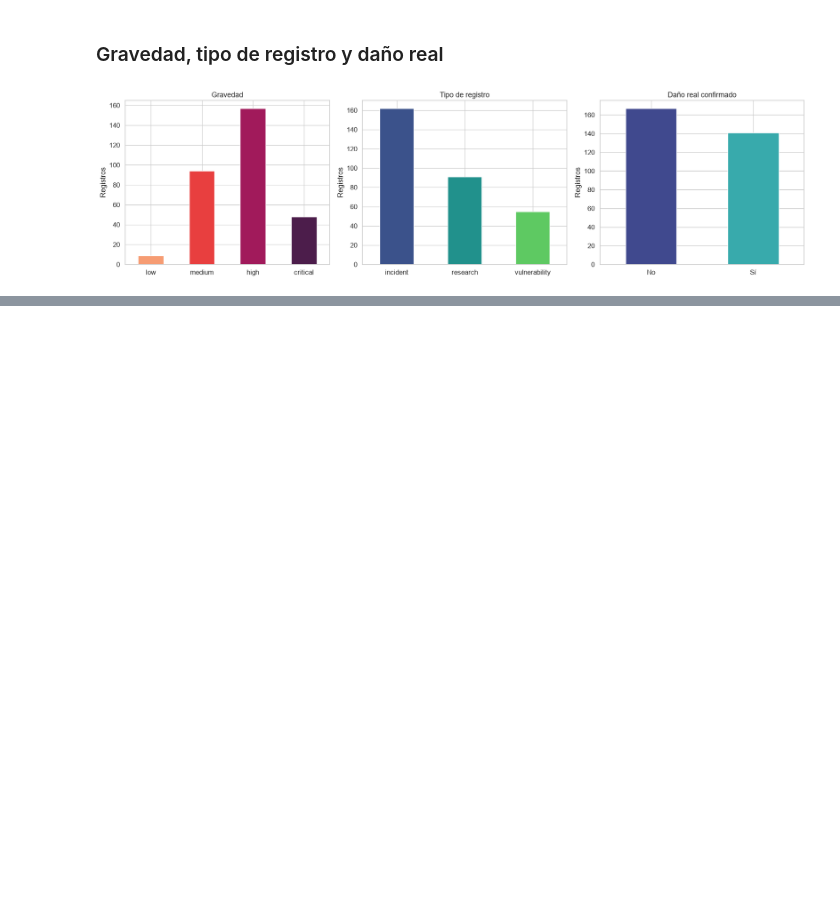
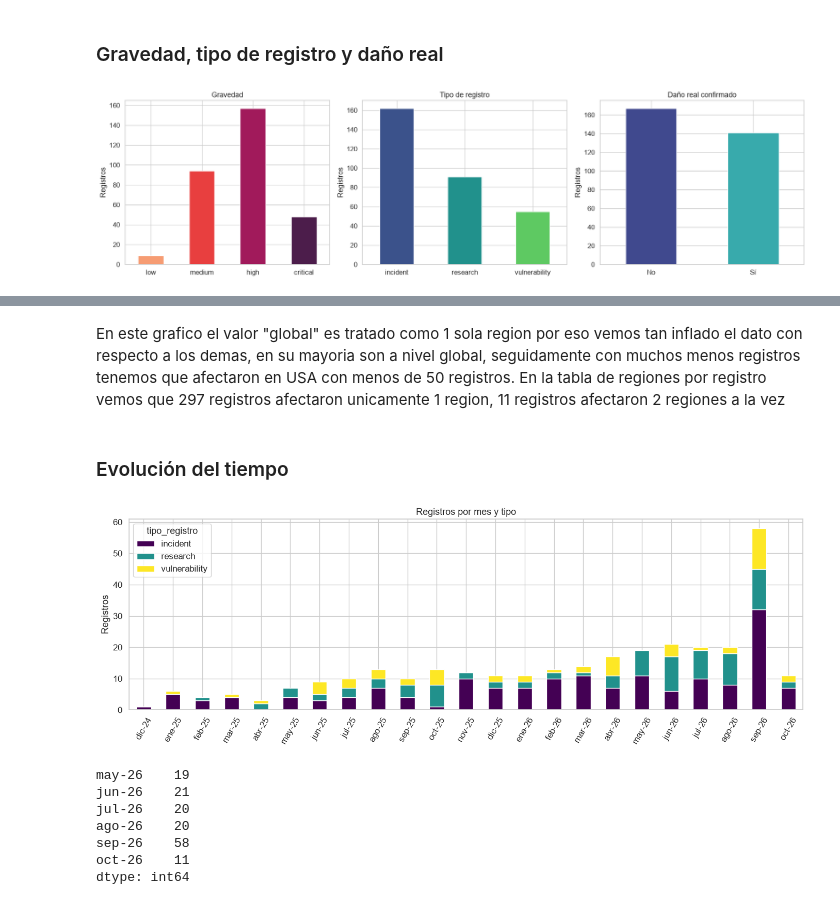
Before and after one commit to jeriel169017-a11y/Mineria-1, a Jupyter notebook: analisis_ia.ipynb, the cells around one changed output, grey strips where cells are left out. Cells and saved outputs as stored; diff of their text form; code cells hidden in the pictures; blank space fills up the shorter version.

```diff
--- a/analisis_ia.ipynb
+++ b/analisis_ia.ipynb
@@ -266,0 +340,30 @@ plt.show() #Muestra el resultado
+# %% [markdown]
+En este grafico el valor "global" es tratado como 1 sola region por eso vemos tan inflado el dato con respecto a los demas, en su mayoria son a nivel global, seguidamente con muchos menos registros tenemos que afectaron en USA con menos de 50 registros.
+En la tabla de regiones por registro vemos que 297 registros afectaron unicamente 1 region, 11 registros afectaron 2 regiones a la vez
+# %% [markdown]
+### Evolución del tiempo
+# %%
+tabla = df.groupby(["anio_mes", "tipo_registro"]).size().unstack(fill_value=0) #Suma los registrso que hay en cada mes y arma una tabla con sus tipos de registros en columnas
+
+meses = ["ene", "feb", "mar", "abr", "may", "jun",
+         "jul", "ago", "sep", "oct", "nov", "dic"]
+tabla.index = [f"{meses[int(i[5:7]) - 1]}-{i[2:4]}" for i in tabla.index] #i[5:7]) Toma las variables del las posiciones 6 y 5, {meses[int(i[5:7]) - 1]}-{i[2:4]} busca los meses en las listas y se filtra por los ultimos 2 digitos de los años
+
+tabla.plot(kind="bar", stacked=True, figsize=(14, 5), colormap="viridis")
+plt.title("Registros por mes y tipo")
+plt.xlabel("")
+plt.ylabel("Registros")
+plt.xticks(rotation=60)
+plt.tight_layout()
+plt.show()
+
+print(tabla.sum(axis=1).tail(6)) #Nos permite mostrar los registros de cada mes
+# %% [output]
+[figure, added]
+may-26    19
+jun-26    21
+jul-26    20
+ago-26    20
+sep-26    58
+oct-26    11
+dtype: int64
```
Also changed, not shown: parts of 27 cells of this notebook.
